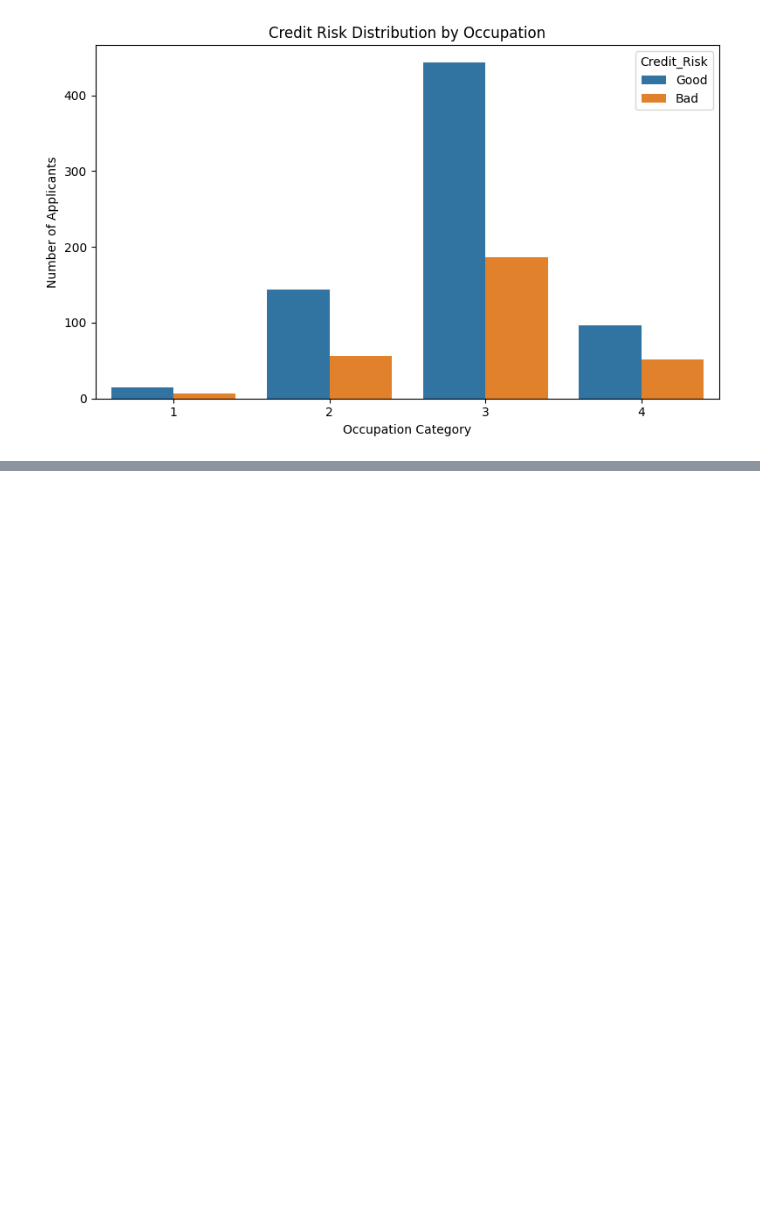
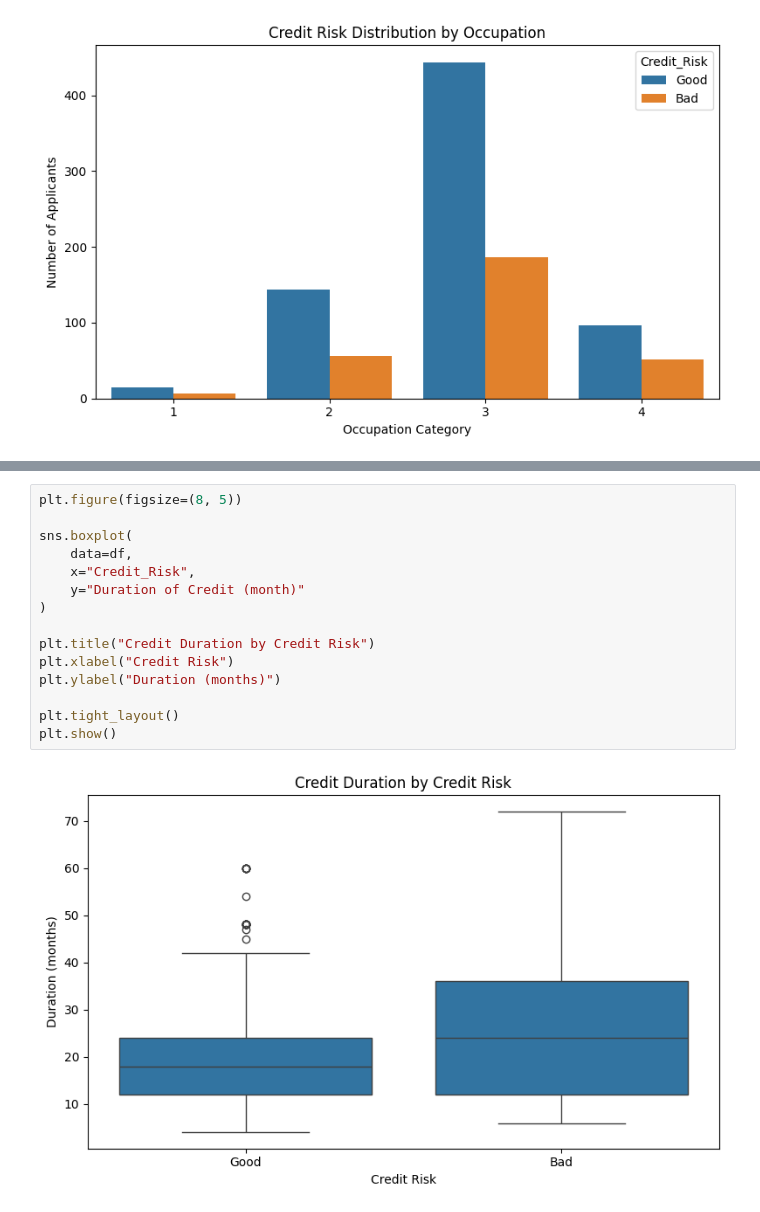
Before and after one commit to Darshh16/Credit_Risk_Analysis, a Jupyter notebook: notebooks/credit_risk_analysis.ipynb, the cells around one changed output, grey strips where cells are left out. Saved outputs shown, nothing was run; the diff lists cells and outputs as text; blank space fills up the shorter version.

```diff
--- a/notebooks/credit_risk_analysis.ipynb
+++ b/notebooks/credit_risk_analysis.ipynb
@@ -313,0 +430,17 @@ plt.show()
+# %%
+plt.figure(figsize=(8, 5))
+
+sns.boxplot(
+    data=df,
+    x="Credit_Risk",
+    y="Duration of Credit (month)"
+)
+
+plt.title("Credit Duration by Credit Risk")
+plt.xlabel("Credit Risk")
+plt.ylabel("Duration (months)")
+
+plt.tight_layout()
+plt.show()
+# %% [output]
+[figure, added]
```
Also changed, not shown: parts of 33 cells of this notebook.
